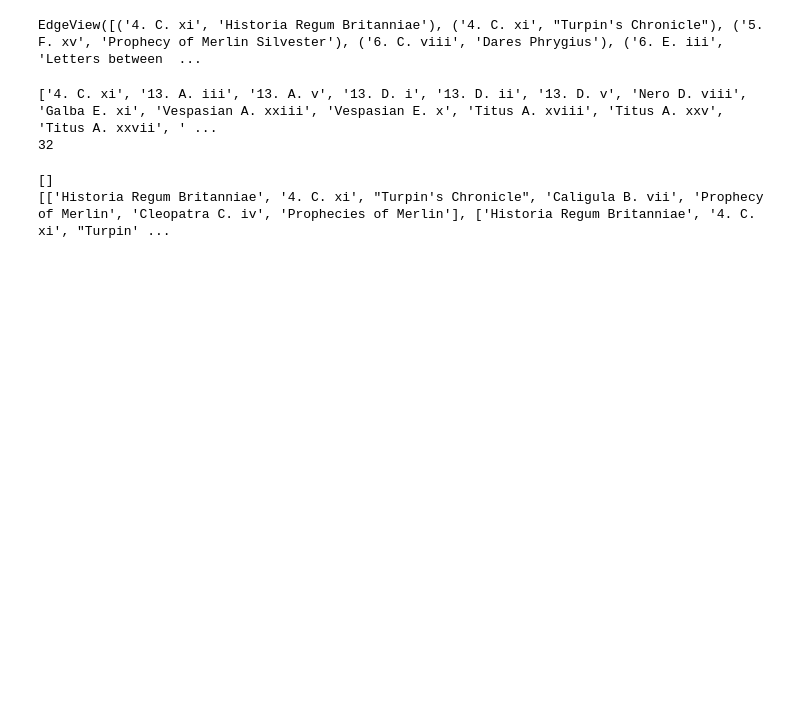
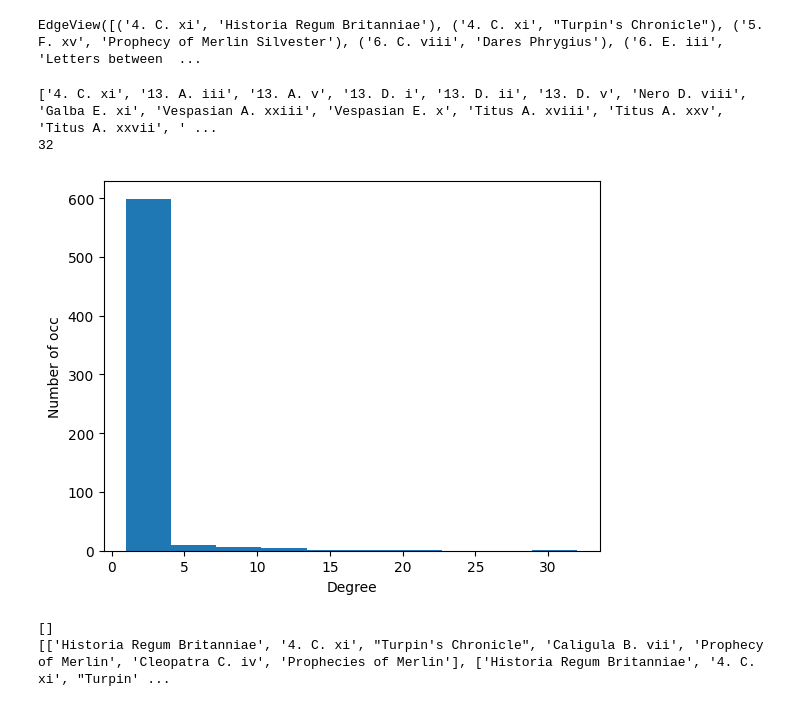
Before and after one commit to MathiasGarnier/CATASCRIPT, a Jupyter notebook: scripts/labs.ipynb, the cells around one changed output. Drawn from its saved outputs; the diff is of its cells as text; code cells hidden in the pictures; blank space fills up the shorter version.

```diff
--- a/scripts/labs.ipynb
+++ b/scripts/labs.ipynb
@@ -104,6 +104,13 @@ print(G.degree('Historia Regum Britanniae'))
 # %% [output]
 ['4. C. xi', '13. A. iii', '13. A. v', '13. D. i', '13. D. ii', '13. D. v', 'Nero D. viii', 'Galba E. xi', 'Vespasian A. xxiii', 'Vespasian E. x', 'Titus A. xviii', 'Titus A. xxv', 'Titus A. xxvii', ' ...
 32
+# %%
+plt.hist(list(dict(nx.degree(G)).values()))
+plt.xlabel('Degree')
+plt.ylabel('Number of occ')
+plt.show()
+# %% [output]
+[figure, added]
 # %%
 print(list(nx.all_simple_paths(G, 'Historia Regum Britanniae', 'Lancelot du Lac')))
 print(list(nx.all_simple_paths(G, 'Historia Regum Britanniae', 'Prophecies of Merlin')))
```
Also changed, not shown: parts of 20 cells of this notebook.
